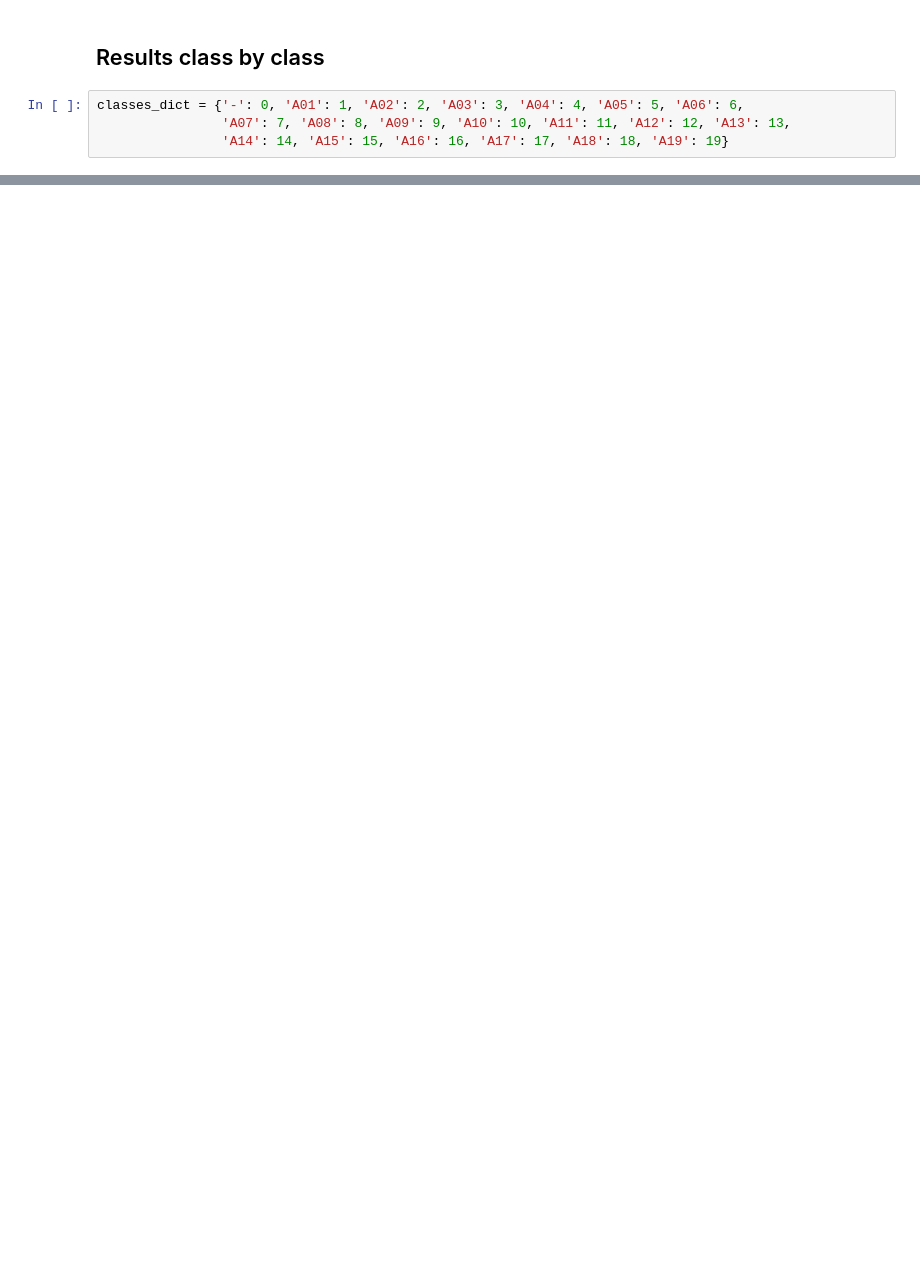
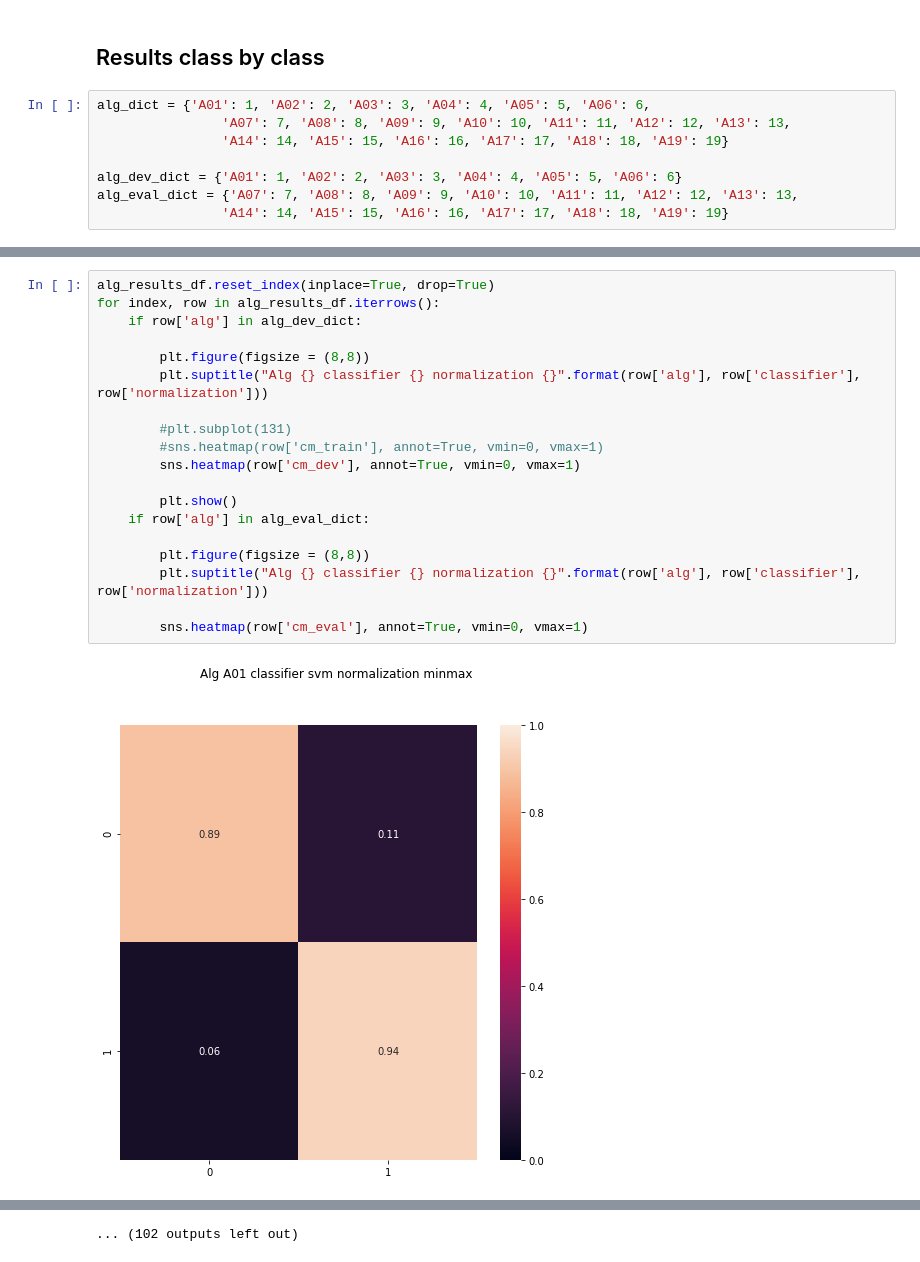
Before and after one commit to polimi-ispl/STLT_spoof_speech_detection, a Jupyter notebook: notebook/collect_results-closedset_binary.ipynb, the cells around one changed output, grey strips where cells are left out. Saved outputs shown, nothing was run; the diff lists cells and outputs as text; blank space fills up the shorter version.

```diff
--- a/notebook/collect_results-closedset_binary.ipynb
+++ b/notebook/collect_results-closedset_binary.ipynb
@@ -136,7 +141,11 @@ results_df
 # %% [markdown]
 ## Results class by class
 # %%
-classes_dict = {'-': 0, 'A01': 1, 'A02': 2, 'A03': 3, 'A04': 4, 'A05': 5, 'A06': 6,
+alg_dict = {'A01': 1, 'A02': 2, 'A03': 3, 'A04': 4, 'A05': 5, 'A06': 6,
                 'A07': 7, 'A08': 8, 'A09': 9, 'A10': 10, 'A11': 11, 'A12': 12, 'A13': 13,
                 'A14': 14, 'A15': 15, 'A16': 16, 'A17': 17, 'A18': 18, 'A19': 19}
+
+alg_dev_dict = {'A01': 1, 'A02': 2, 'A03': 3, 'A04': 4, 'A05': 5, 'A06': 6}
+alg_eval_dict = {'A07': 7, 'A08': 8, 'A09': 9, 'A10': 10, 'A11': 11, 'A12': 12, 'A13': 13,
+                'A14': 14, 'A15': 15, 'A16': 16, 'A17': 17, 'A18': 18, 'A19': 19}
 # %%
@@ -197,0 +223,21 @@ for fft_params in zip(nfft_list, hop_size_list):
+# %%
+alg_results_df.reset_index(inplace=True, drop=True)
+for index, row in alg_results_df.iterrows():
+    if row['alg'] in alg_dev_dict:
+
+        plt.figure(figsize = (8,8))
+        plt.suptitle("Alg {} classifier {} normalization {}".format(row['alg'], row['classifier'], row['normalization']))
+
+        #plt.subplot(131)
+        #sns.heatmap(row['cm_train'], annot=True, vmin=0, vmax=1)
+        sns.heatmap(row['cm_dev'], annot=True, vmin=0, vmax=1)
+
+        plt.show()
+    if row['alg'] in alg_eval_dict:
+
+        plt.figure(figsize = (8,8))
+        plt.suptitle("Alg {} classifier {} normalization {}".format(row['alg'], row['classifier'], row['normalization']))
+
+        sns.heatmap(row['cm_eval'], annot=True, vmin=0, vmax=1)
+# %% [output]
+[figure, added]
@@ -197,0 +255 @@ for fft_params in zip(nfft_list, hop_size_list):
+... (102 outputs left out)
```
Also changed, not shown: parts of 12 cells of this notebook, 24 other files.
